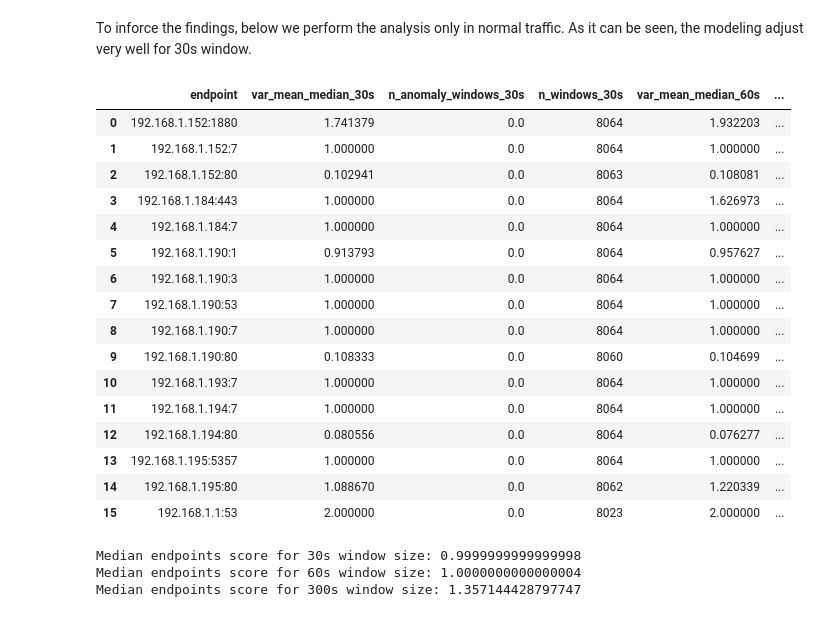
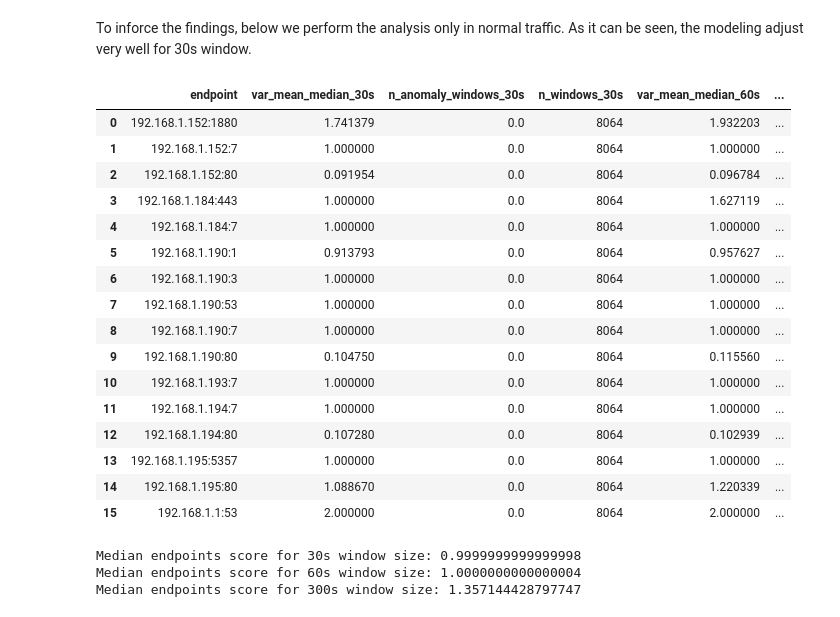
Before and after one commit to lmamede/api-health-monitor, a Jupyter notebook: notebooks/EDA-datasets.ipynb, the cells around one changed output. Cells and saved outputs as stored; diff of their text form; code cells hidden in the pictures.

```diff
--- a/notebooks/EDA-datasets.ipynb
+++ b/notebooks/EDA-datasets.ipynb
@@ -357,0 +338,2 @@ df_valid_endpoints.groupby(['endpoint', 'is_anomaly']).size().unstack(level='is_
+# %%
+normal_traffic_df = df_valid_endpoints[df_valid_endpoints['is_anomaly'] != 1]
@@ -522,28 +453,27 @@ endpoint_poisson_stat
 | 15 | 192.168.1.1:53 | 1.876268 | 1110.0 | 8064 | 1.994412 | ... |
 # %% [markdown]
 To inforce the findings, below we perform the analysis only in normal traffic. As it can be seen, the modeling adjust very well for 30s window.
-# %%
-all_endpoint_no_attack_df = count_rate_df[count_rate_df['is_anomaly'] != 1].copy()
-endpoint_no_attack_poisson_stat = eda.poisson_evaluation_per_endpoint(all_endpoint_no_attack_df, windows_sizes)
-endpoint_no_attack_poisson_stat
-# %% [output]
-|  | endpoint | var_mean_median_30s | n_anomaly_windows_30s | n_windows_30s | var_mean_median_60s | ... |
-| 0 | 192.168.1.152:1880 | 1.741379 | 0.0 | 8064 | 1.932203 | ... |
-| 1 | 192.168.1.152:7 | 1.000000 | 0.0 | 8064 | 1.000000 | ... |
-| 2 | 192.168.1.152:80 | 0.102941 | 0.0 | 8063 | 0.108081 | ... |
-| 3 | 192.168.1.184:443 | 1.000000 | 0.0 | 8064 | 1.626973 | ... |
-| 4 | 192.168.1.184:7 | 1.000000 | 0.0 | 8064 | 1.000000 | ... |
-| 5 | 192.168.1.190:1 | 0.913793 | 0.0 | 8064 | 0.957627 | ... |
-| 6 | 192.168.1.190:3 | 1.000000 | 0.0 | 8064 | 1.000000 | ... |
-| 7 | 192.168.1.190:53 | 1.000000 | 0.0 | 8064 | 1.000000 | ... |
-| 8 | 192.168.1.190:7 | 1.000000 | 0.0 | 8064 | 1.000000 | ... |
-| 9 | 192.168.1.190:80 | 0.108333 | 0.0 | 8060 | 0.104699 | ... |
-| 10 | 192.168.1.193:7 | 1.000000 | 0.0 | 8064 | 1.000000 | ... |
-| 11 | 192.168.1.194:7 | 1.000000 | 0.0 | 8064 | 1.000000 | ... |
-| 12 | 192.168.1.194:80 | 0.080556 | 0.0 | 8064 | 0.076277 | ... |
-| 13 | 192.168.1.195:5357 | 1.000000 | 0.0 | 8064 | 1.000000 | ... |
-| 14 | 192.168.1.195:80 | 1.088670 | 0.0 | 8062 | 1.220339 | ... |
-| 15 | 192.168.1.1:53 | 2.000000 | 0.0 | 8023 | 2.000000 | ... |
+# %%
+endpoint_no_attack_poisson_stat = eda.poisson_evaluation_per_endpoint(normal_traffic_rate_df, windows_sizes)
+endpoint_no_attack_poisson_stat
+# %% [output]
+|  | endpoint | var_mean_median_30s | n_anomaly_windows_30s | n_windows_30s | var_mean_median_60s | ... |
+| 0 | 192.168.1.152:1880 | 1.741379 | 0.0 | 8064 | 1.932203 | ... |
+| 1 | 192.168.1.152:7 | 1.000000 | 0.0 | 8064 | 1.000000 | ... |
+| 2 | 192.168.1.152:80 | 0.091954 | 0.0 | 8064 | 0.096784 | ... |
+| 3 | 192.168.1.184:443 | 1.000000 | 0.0 | 8064 | 1.627119 | ... |
+| 4 | 192.168.1.184:7 | 1.000000 | 0.0 | 8064 | 1.000000 | ... |
+| 5 | 192.168.1.190:1 | 0.913793 | 0.0 | 8064 | 0.957627 | ... |
+| 6 | 192.168.1.190:3 | 1.000000 | 0.0 | 8064 | 1.000000 | ... |
+| 7 | 192.168.1.190:53 | 1.000000 | 0.0 | 8064 | 1.000000 | ... |
+| 8 | 192.168.1.190:7 | 1.000000 | 0.0 | 8064 | 1.000000 | ... |
+| 9 | 192.168.1.190:80 | 0.104750 | 0.0 | 8064 | 0.115560 | ... |
+| 10 | 192.168.1.193:7 | 1.000000 | 0.0 | 8064 | 1.000000 | ... |
+| 11 | 192.168.1.194:7 | 1.000000 | 0.0 | 8064 | 1.000000 | ... |
+| 12 | 192.168.1.194:80 | 0.107280 | 0.0 | 8064 | 0.102939 | ... |
+| 13 | 192.168.1.195:5357 | 1.000000 | 0.0 | 8064 | 1.000000 | ... |
+| 14 | 192.168.1.195:80 | 1.088670 | 0.0 | 8064 | 1.220339 | ... |
+| 15 | 192.168.1.1:53 | 2.000000 | 0.0 | 8064 | 2.000000 | ... |
 # %%
 print('Median endpoints score for 30s window size:', endpoint_poisson_stat['var_mean_median_30s'].median())
 print('Median endpoints score for 60s window size:', endpoint_poisson_stat['var_mean_median_60s'].median())
```
Also changed, not shown: parts of 19 cells of this notebook, 1 other file.
